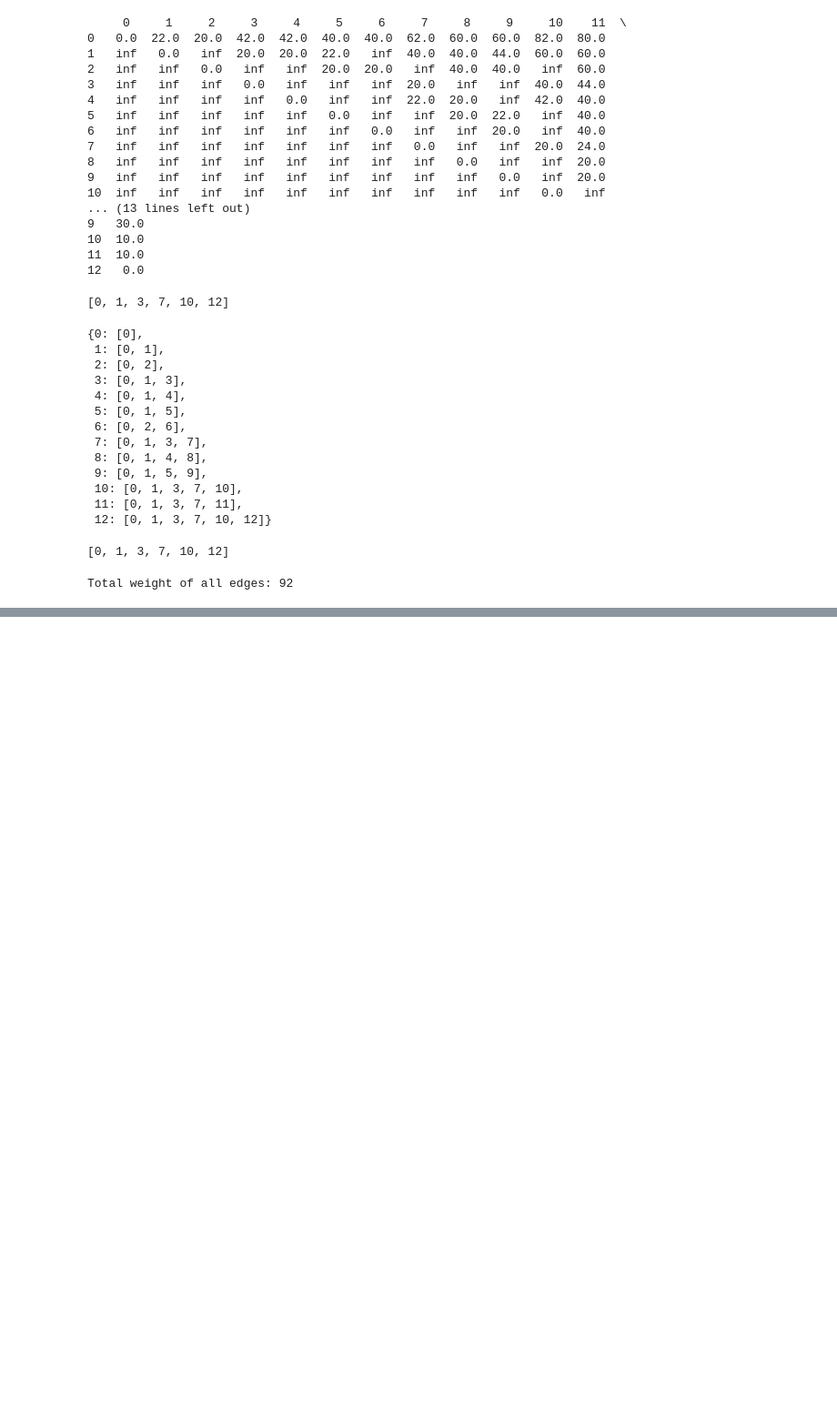
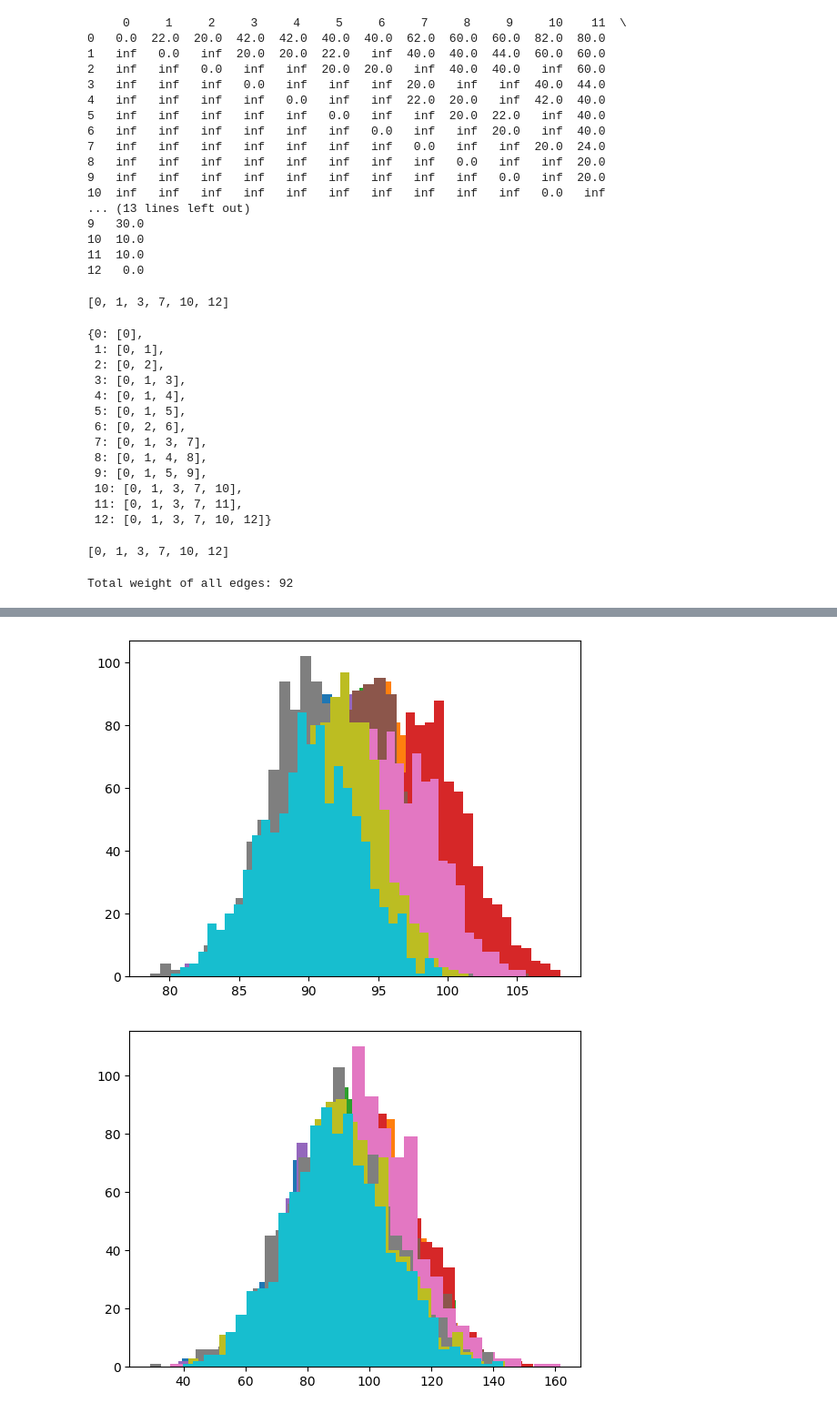
Before and after one commit to martgros/weekly_puzzles, a Jupyter notebook: gambit-route-planning/network.ipynb, the cells around one changed output, grey strips where cells are left out. Shown at 91% size. Cells and saved outputs as stored; diff of their text form; code cells hidden in the pictures; blank space fills up the shorter version.

```diff
--- a/gambit-route-planning/network.ipynb
+++ b/gambit-route-planning/network.ipynb
@@ -104,0 +152,39 @@ Total weight of all edges: 92
+# %%
+# now add some variance to the edge weights
+
+relative_variances = False
+
+N = 1000 # number of samples per path
+
+
+if relative_variances:
+    std_vec = np.array([0.1,0.2,0.3,0.4,0.5,0.8])
+else:
+    std_vec = np.array([0.1,0.2,0.3,0.4,0.5,0.8])*15
+w=np.zeros((len(std_vec),len(paths),N))
+
+for kk in range(len(std_vec)):#std in std_vec:
+    std=std_vec[kk]
+    '# Add noise to each edge weight of each possible path'
+    for jj in range(len(paths)):#p in paths:
+        path_weights = path_weight_vec(G, paths[jj])
+        for nn in range(N): # number of samples per path
+            path_weights_variance = np.zeros(len(path_weights))
+            #std_sample = np.random.normal(0, std)
+            for ii in range(len(path_weights)):
+                # while running through the path, the weights are changing according a normal distribution
+                std_sample = np.random.normal(0, std)
+                if relative_variances:
+                    path_weights_variance[ii] = path_weights[ii] + (path_weights[ii]*std_sample)
+                else:
+                    path_weights_variance[ii] = path_weights[ii] + std_sample
+            w[kk,jj,nn] = np.sum(path_weights_variance)
+# %%
+for ii in range(len(paths)):
+    plt.hist(w[0][ii][:], bins=30);
+plt.figure()
+for ii in range(len(paths)):
+    plt.hist(w[4][ii][:], bins=30);
+# %% [output]
+[figure, added]
+[figure, added]
```
Also changed, not shown: parts of 13 cells of this notebook, 2 other files.
